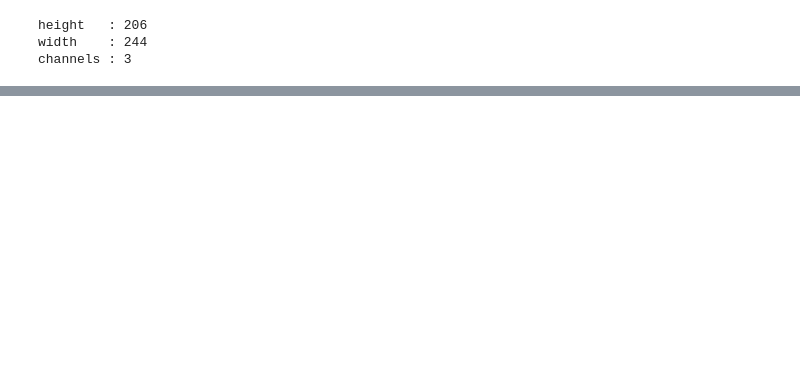
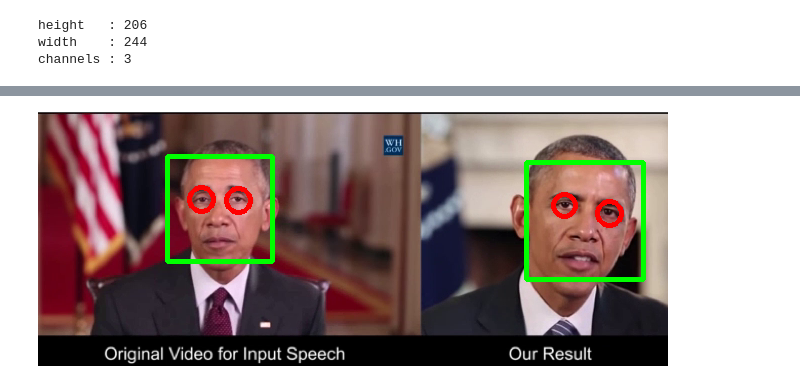
Before and after one commit to yuchan509/OpenCV, a Jupyter notebook: 19. Object Detection By Haar Classifier.ipynb, the cells around one changed output, grey strips where cells are left out. Cells and saved outputs as stored; diff of their text form; code cells hidden in the pictures; blank space fills up the shorter version.

```diff
--- a/19. Object Detection By Haar Classifier.ipynb
+++ b/19. Object Detection By Haar Classifier.ipynb
@@ -149,0 +151,4 @@ cv2.destroyAllWindows()
+# %%
+Image('opencv_image/19.2.PNG')
+# %% [output]
+[figure, added]
```
Also changed, not shown: parts of 4 cells of this notebook, 1 other file.
